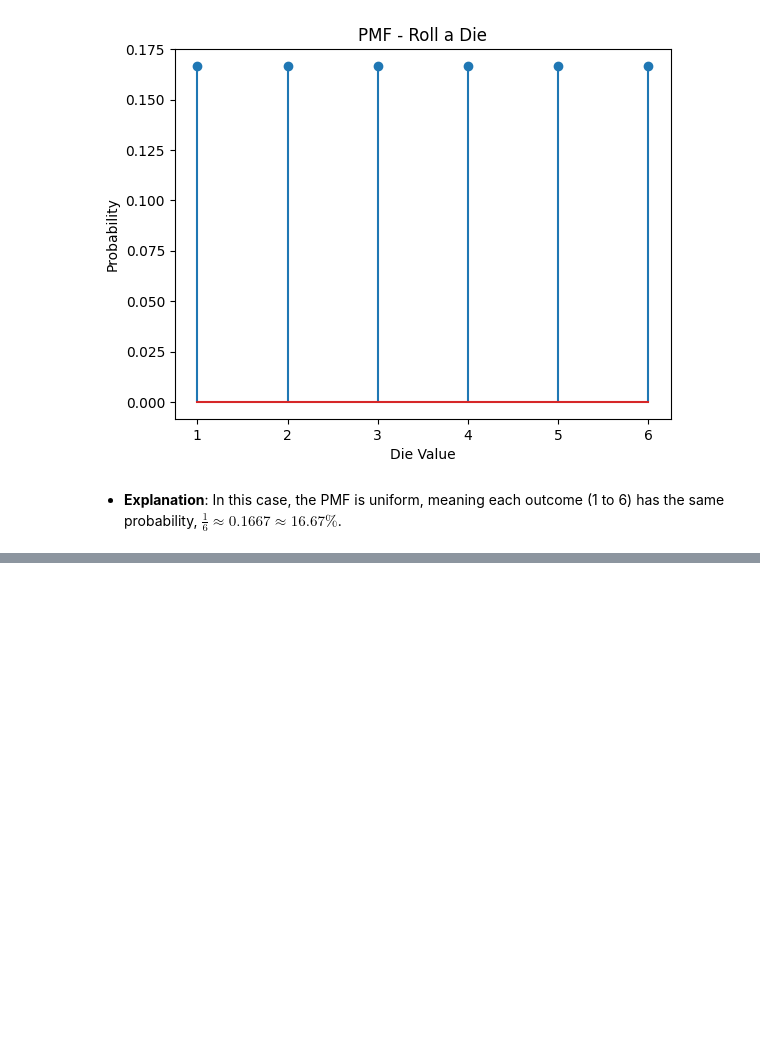
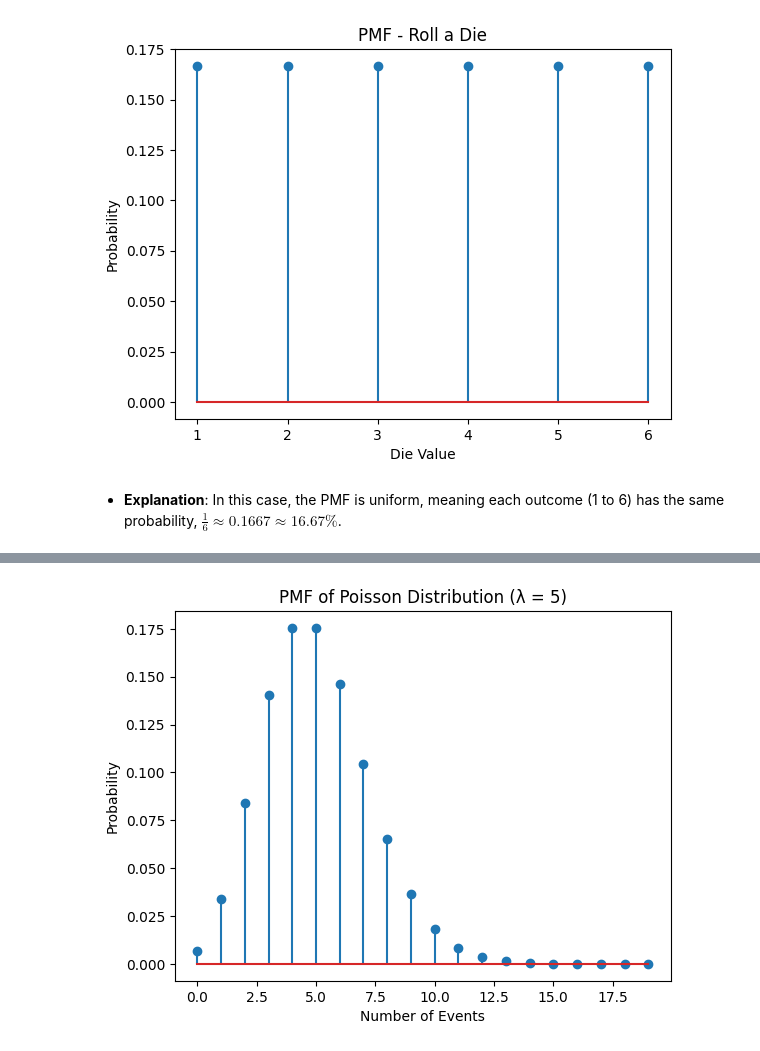
Before and after one commit to themarisolhernandez/ds-review-lessons, a Jupyter notebook: 09-random-variables.ipynb, the cells around one changed output, grey strips where cells are left out. Cells and saved outputs as stored; diff of their text form; code cells hidden in the pictures; blank space fills up the shorter version.

```diff
--- a/09-random-variables.ipynb
+++ b/09-random-variables.ipynb
@@ -56,0 +254,16 @@ plt.show()
+# %%
+from scipy.stats import poisson
+
+# Parameters
+lambda_ = 5  # Average number of events
+x = np.arange(0, 20)
+pmf = poisson.pmf(x, lambda_)
+
+# Plotting
+plt.stem(x, pmf)
+plt.title(f"PMF of Poisson Distribution (λ = {lambda_})")
+plt.xlabel("Number of Events")
+plt.ylabel("Probability")
+plt.show()
+# %% [output]
+[figure, added]
```
Also changed, not shown: parts of 17 cells of this notebook.
